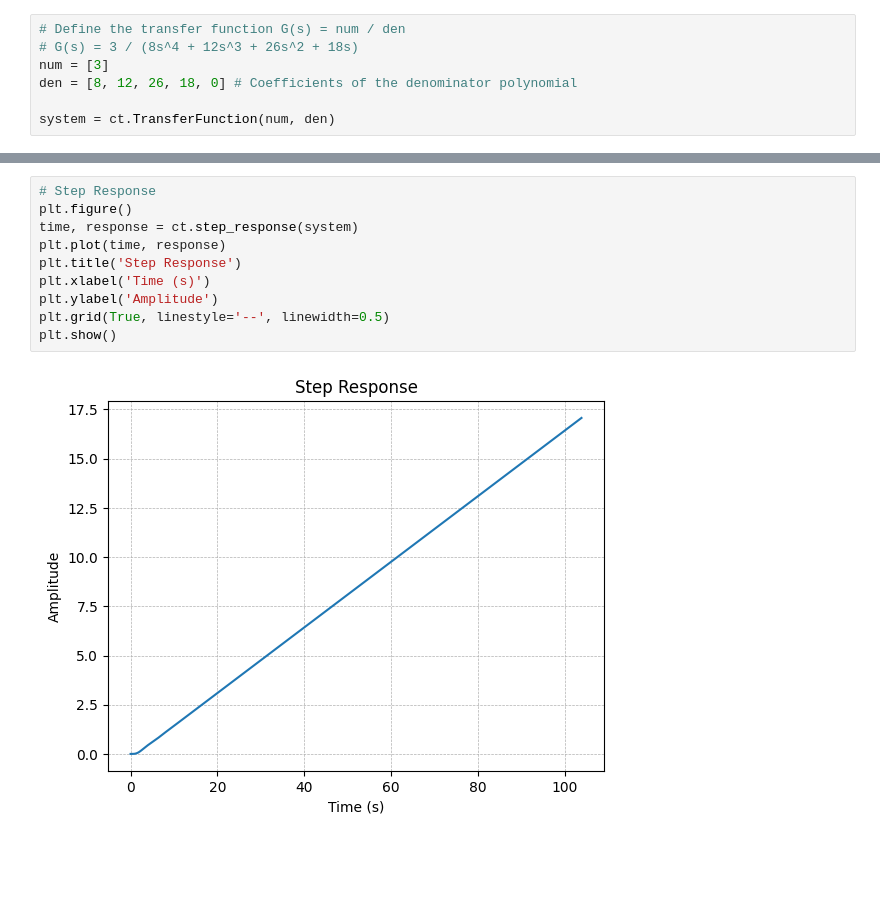
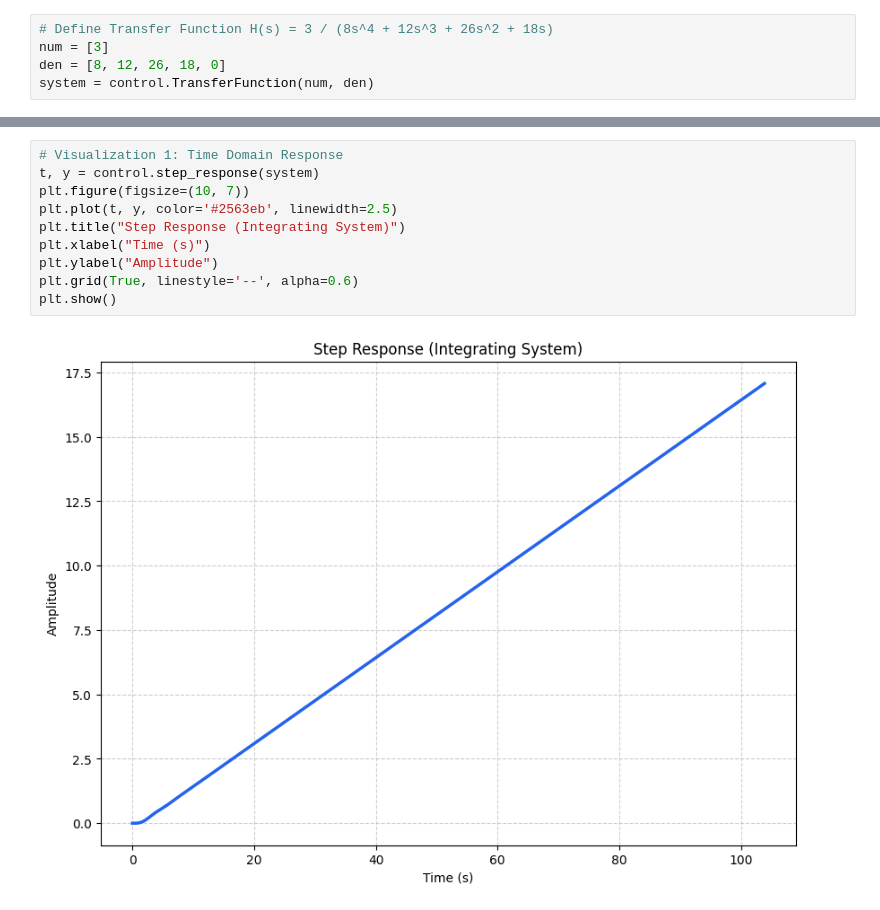
Before and after one commit to KIEL0T/ControlSystems, a Jupyter notebook: MidtermExam/Problem3.ipynb, the cells around one changed output, grey strips where cells are left out. Cells and saved outputs as stored; diff of their text form; blank space fills up the shorter version.

```diff
--- a/MidtermExam/Problem3.ipynb
+++ b/MidtermExam/Problem3.ipynb
@@ -5,8 +4,6 @@ import numpy as np
 # %%
-# Define the transfer function G(s) = num / den
-# G(s) = 3 / (8s^4 + 12s^3 + 26s^2 + 18s)
+# Define Transfer Function H(s) = 3 / (8s^4 + 12s^3 + 26s^2 + 18s)
 num = [3]
-den = [8, 12, 26, 18, 0] # Coefficients of the denominator polynomial
-
-system = ct.TransferFunction(num, den)
+den = [8, 12, 26, 18, 0]
+system = control.TransferFunction(num, den)
 # %%
@@ -38,13 +19,13 @@ Computed Zeros:
 # %%
-# Step Response
-plt.figure()
-time, response = ct.step_response(system)
-plt.plot(time, response)
-plt.title('Step Response')
-plt.xlabel('Time (s)')
-plt.ylabel('Amplitude')
-plt.grid(True, linestyle='--', linewidth=0.5)
+# Visualization 1: Time Domain Response
+t, y = control.step_response(system)
+plt.figure(figsize=(10, 7))
+plt.plot(t, y, color='#2563eb', linewidth=2.5)
+plt.title("Step Response (Integrating System)")
+plt.xlabel("Time (s)")
+plt.ylabel("Amplitude")
+plt.grid(True, linestyle='--', alpha=0.6)
 plt.show()
 # %% [output]
-[figure, old version]
+[figure, new version]
 # %%
```
Also changed, not shown: parts of 3 cells of this notebook.
